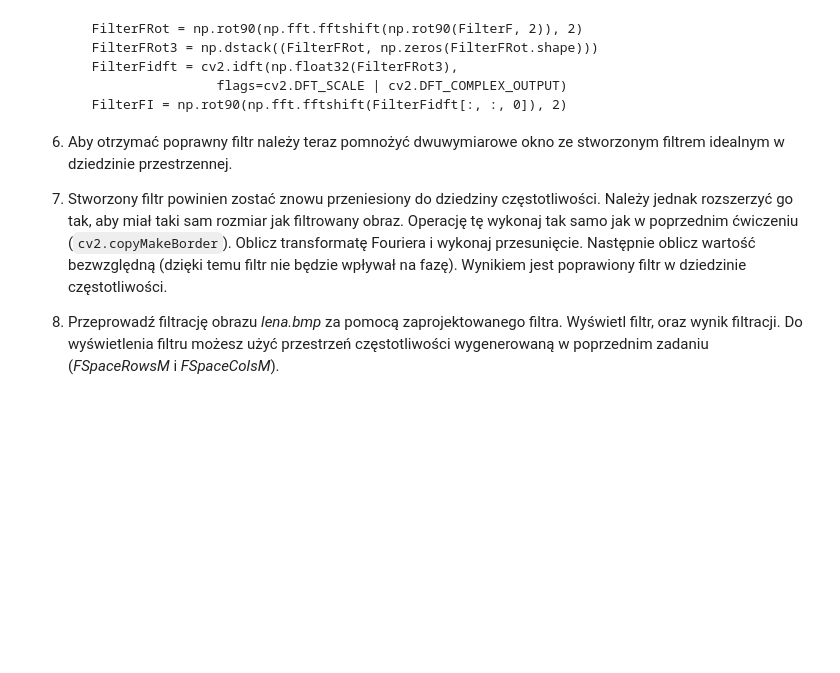
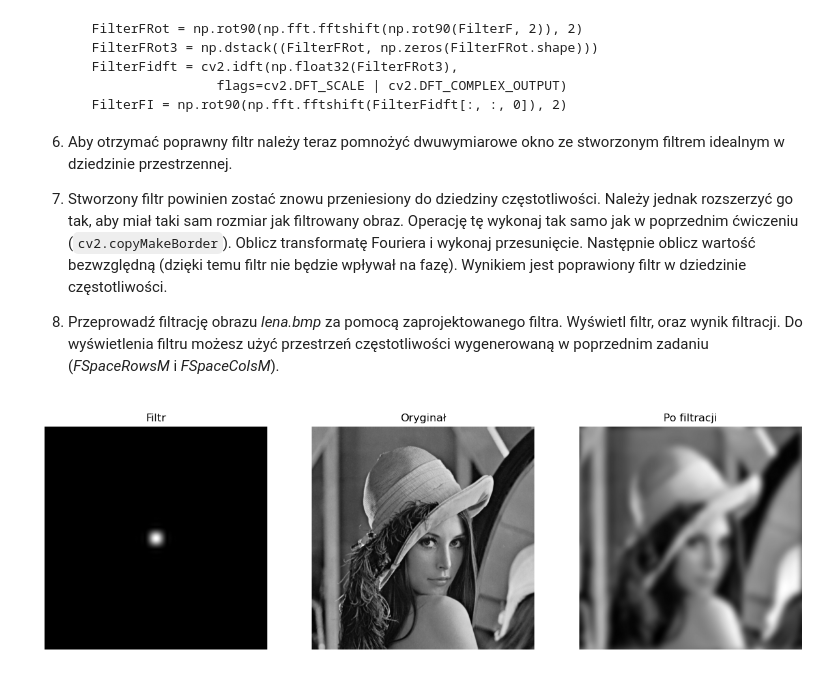
Before and after one commit to Igur7/vision_systems, a Jupyter notebook: lab8/L08_Fourier_HW.ipynb, the cells around one changed output. Cells and saved outputs as stored; diff of their text form; code cells hidden in the pictures; blank space fills up the shorter version.

```diff
--- a/lab8/L08_Fourier_HW.ipynb
+++ b/lab8/L08_Fourier_HW.ipynb
@@ -82,7 +82,7 @@ def inverse_fourier(F_shift):
     return img_odwr
 
 I_lena = cv2.imread("lena.bmp", cv2.IMREAD_GRAYSCALE)
-N = 21
+N = 40
 hanning = np.hanning(N)
 hanning2d = np.outer(hanning, hanning)
 
@@ -96,7 +96,7 @@ FSpaceColsM = np.outer(np.ones(lenaSize[0]), FSpaceCols)
 
 FilterF = np.zeros((N, N))
 center = N // 2
-r = 0.5
+r = 0.01
 
 for i in range(N):
     for j in range(N):
@@ -120,30 +120,32 @@ FilterFI_windowed = FilterFI * hanning2d
 
 h, w = I_lena.shape
 
 Filter_pad = cv2.copyMakeBorder(
     FilterFI_windowed,
     0, h - FilterFI_windowed.shape[0],
     0, w - FilterFI_windowed.shape[1],
     cv2.BORDER_CONSTANT,
     value=0
 )
 
 Filter_pad = np.float32(Filter_pad)
 
 FilterF_final = cv2.dft(Filter_pad, flags=cv2.DFT_COMPLEX_OUTPUT)
 FilterF_final = np.fft.fftshift(FilterF_final, axes=[0,1])
 
 Filter_mag = cv2.magnitude(FilterF_final[:,:,0], FilterF_final[:,:,1])
 Filter_mag = Filter_mag / np.max(Filter_mag)
 
 
 F_shift, _, _ = fourier_not_log(I_lena)
 
 Filter3 = np.repeat(Filter_mag[:, :, np.newaxis], 2, axis=2)
 
 F_filtered = F_shift * Filter3
 
 I_filtered = inverse_fourier(F_filtered)
 
 plot_3(Filter_mag, I_lena, I_filtered,
        "Filtr", "Oryginał", "Po filtracji")
+# %% [output]
+[figure, added]
```
Also changed, not shown: 2 other files.
